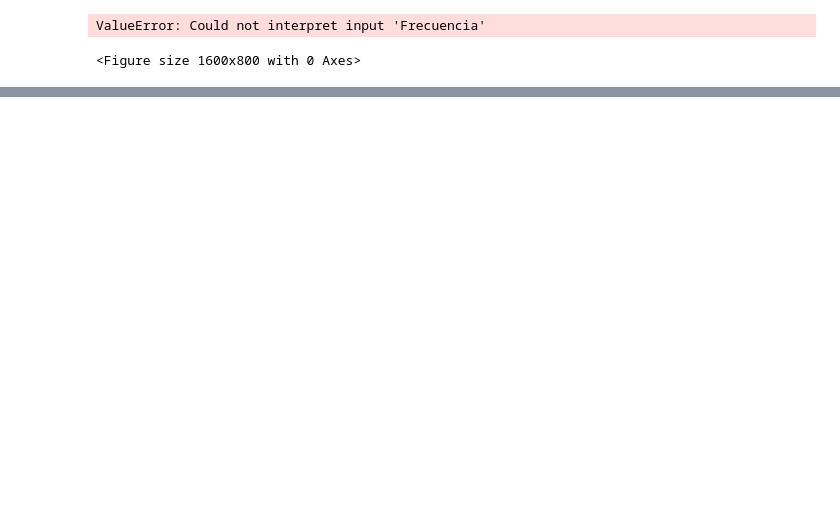
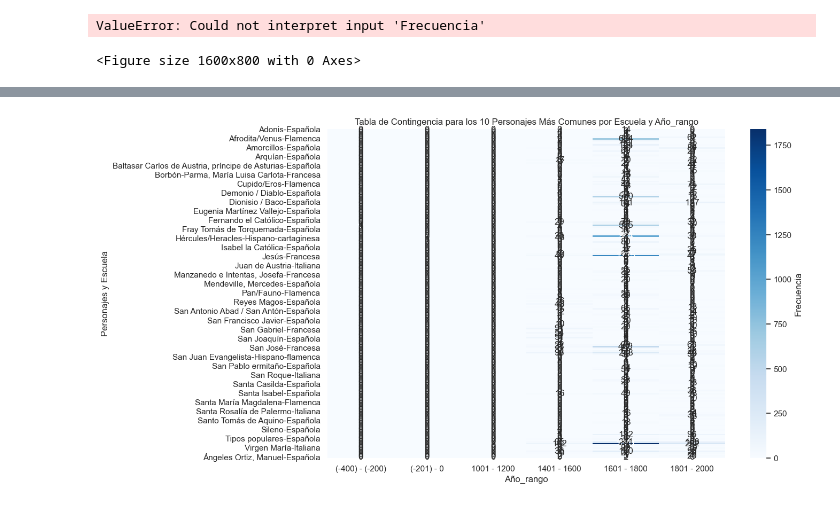
Before and after one commit to karmelealonso/project_final, a Jupyter notebook: notebooks/Estudio_analitico_iconografia_personajes.ipynb, the cells around one changed output, grey strips where cells are left out. Saved outputs shown, nothing was run; the diff lists cells and outputs as text; code cells hidden in the pictures; blank space fills up the shorter version.

```diff
--- a/notebooks/Estudio_analitico_iconografia_personajes.ipynb
+++ b/notebooks/Estudio_analitico_iconografia_personajes.ipynb
@@ -1039,7 +1038,0 @@ Este análisis transversal añadirá profundidad a nuestro entendimiento, enriqu
-# %%
-personajes_escuela_año_rango = obras_completo[['Personajes', 'Escuela', 'Año_rango']]
-# %%
-personajes_escuela_año_rango = personajes_escuela_año_rango[personajes_escuela_año_rango['Personajes'] != 'Desconocidos']
-
-# Restablecer los índices después de eliminar las filas
-personajes_escuela_año_rango = personajes_escuela_año_rango.reset_index(drop=True)
@@ -1124,0 +1107,3 @@ tabla_contingencia
+# %%
+tabla_contingencia = pd.crosstab(index=[personajes_escuela['Personajes'], personajes_escuela['Escuela']], columns=personajes_escuela_año_rango['Año_rango'])
+tabla_contingencia
@@ -1124,0 +1127,10 @@ tabla_contingencia
+# %%
+# Crear un mapa de calor con Seaborn
+plt.figure(figsize=(12, 8))
+sns.heatmap(tabla_contingencia, cmap="Blues", annot=True, fmt='d', cbar_kws={'label': 'Frecuencia'})
+plt.title('Tabla de Contingencia para los 10 Personajes Más Comunes por Escuela y Año_rango')
+plt.xlabel('Año_rango')
+plt.ylabel('Personajes y Escuela')
+plt.show()
+# %% [output]
+[figure, added]
```
Also changed, not shown: parts of 58 cells of this notebook, 2 other files.
